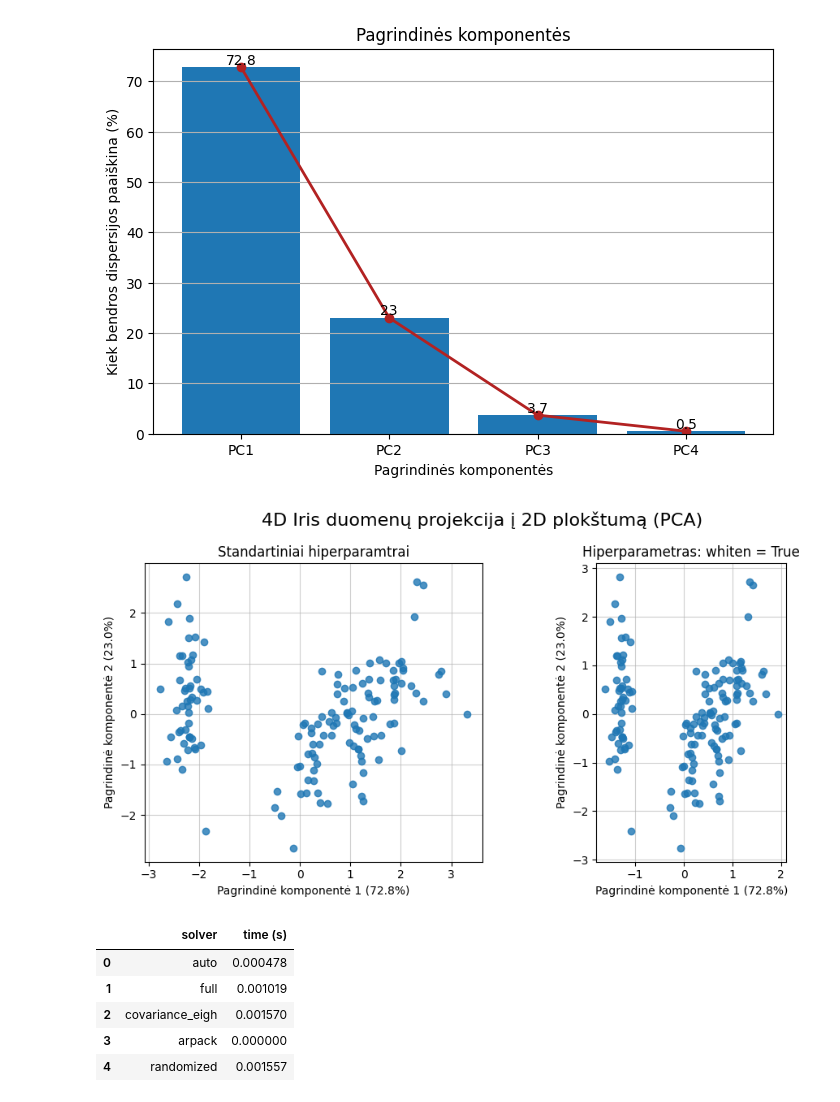
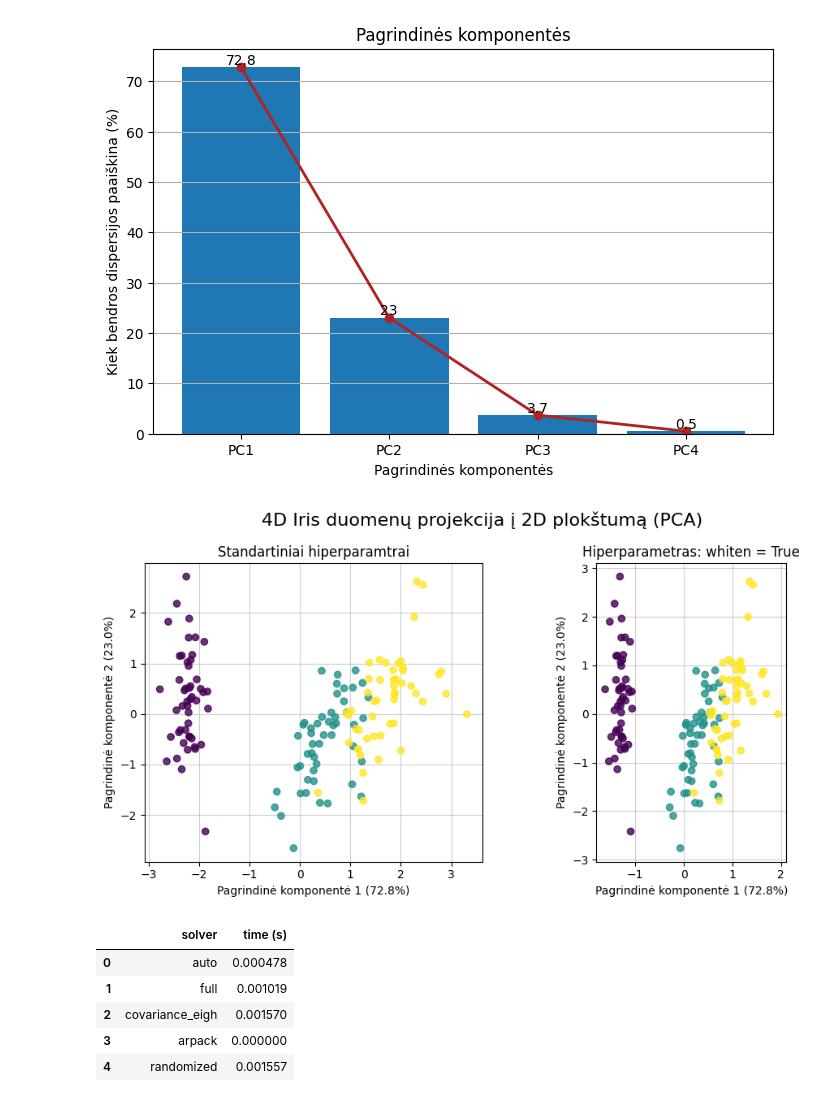
Before and after one commit to EvelinaDu/Papildomi_duomenu_vizualizavimo_skyriai, a Jupyter notebook: Algoritmas/kodas.ipynb, the cells around one changed output. Saved outputs shown, nothing was run; the diff lists cells and outputs as text; code cells hidden in the pictures.

Commit message:
Added some plots for Iris dataset

```diff
--- a/Algoritmas/kodas.ipynb
+++ b/Algoritmas/kodas.ipynb
@@ -147,6 +147,6 @@ pca_solvers(ellipsoid_scaled)
 # %% [markdown]
 #### Antras duomenų rinkinys:
 # %%
-df_iris = pd.read_csv("iris.txt", sep = '\t', header = None)
+df_iris = pd.read_csv("iris_with_class.txt", sep = '\t', header = None)
 df_iris.head(5)
 # %% [output]
@@ -158,0 +159,4 @@ df_iris.head(5)
+# %%
+y_iris = df_iris[4]
+df_iris = df_iris.drop(4, axis=1)
+df_iris.head(5)
@@ -182,29 +193,31 @@ plt.show()
 transformed_iris3, variance_iris3 = PCA_Algorithm3(iris_scaled)
 variance_iris3_proc = np.round(variance_iris3 * 100, decimals = 1)
 # %%
+y_numeric = pd.factorize(y_iris)[0]
+
 fig, (ax1, ax2) = plt.subplots(1, 2, figsize=(10,5))
 
-ax1.scatter(transformed_iris2[:, 0], transformed_iris2[:, 1], alpha=0.8)
+ax1.scatter(transformed_iris2[:, 0], transformed_iris2[:, 1], alpha=0.8, c = y_numeric)
 ax1.set_title("Standartiniai hiperparamtrai")
 ax1.set_xlabel(f"Pagrindinė komponentė 1 ({variance_iris2_proc[0]}%)")
 ax1.set_ylabel(f"Pagrindinė komponentė 2 ({variance_iris2_proc[1]}%)")
 ax1.grid(alpha=0.6)
 ax1.set_aspect('equal', adjustable='box')
 ax1.set_axisbelow(True)
 
-ax2.scatter(transformed_iris3[:, 0], transformed_iris3[:, 1], alpha=0.8)
+ax2.scatter(transformed_iris3[:, 0], transformed_iris3[:, 1], alpha=0.8, c = y_numeric)
 ax2.set_title("Hiperparametras: whiten = True")
 ax2.set_xlabel(f"Pagrindinė komponentė 1 ({variance_iris3_proc[0]}%)")
 ax2.set_ylabel(f"Pagrindinė komponentė 2 ({variance_iris3_proc[1]}%)")
 ax2.grid(alpha=0.6)
 ax2.set_aspect('equal', adjustable='box')
 ax2.set_axisbelow(True)
 
 plt.suptitle("4D Iris duomenų projekcija į 2D plokštumą (PCA)", fontsize=16)
 plt.tight_layout()
 plt.show()
 # %% [output]
-[figure, old version]
+[figure, new version]
 # %%
 pca_solvers(iris_scaled)
 # %% [output]
```
Also changed, not shown: parts of 4 cells of this notebook, 1 other file.
